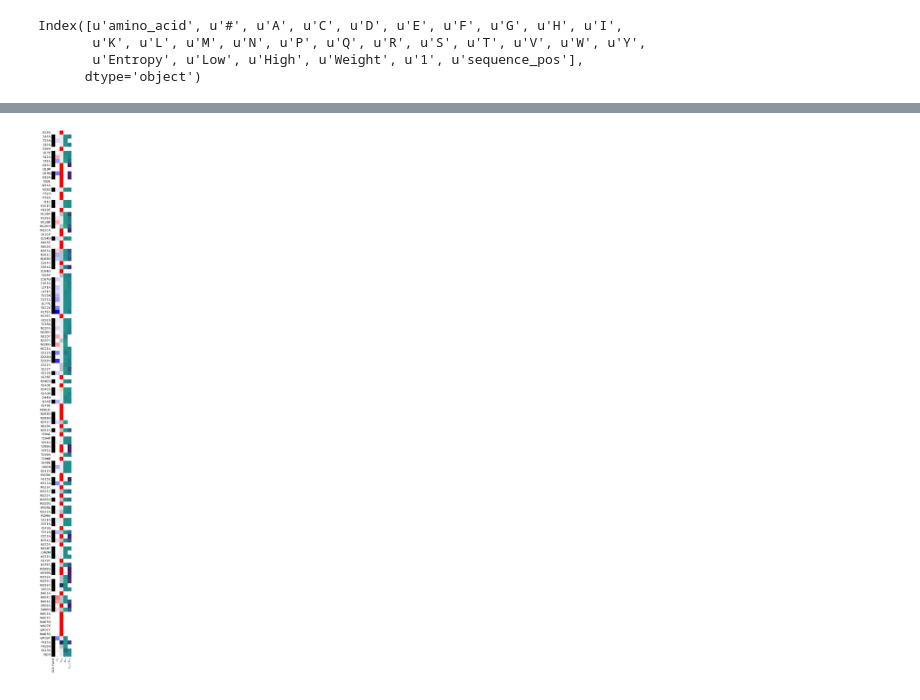
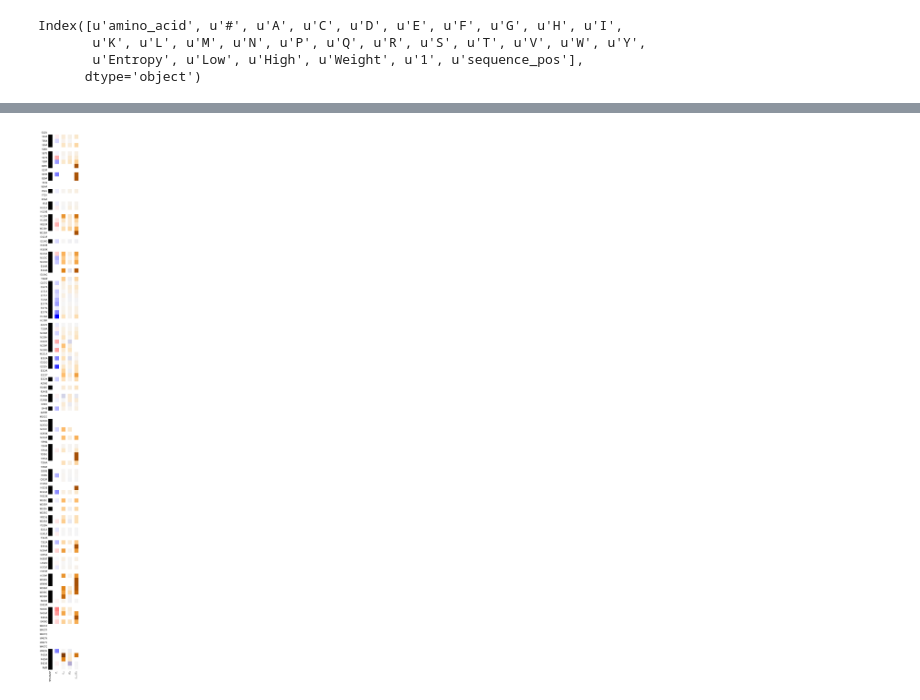
Before and after one commit to dacarlin/bglb_thermal, a Jupyter notebook: paper_draft/figure_prep.ipynb, the cells around one changed output, grey strips where cells are left out. Cells and saved outputs as stored; diff of their text form; code cells hidden in the pictures.

Commit message:
Added some gel images and updated heatmap

```diff
--- a/paper_draft/figure_prep.ipynb
+++ b/paper_draft/figure_prep.ipynb
@@ -191,5 +100,6 @@ plt.show()
 # %%
-# figure 2: heat map
+# heat map
+
 from numpy import log10
 
 heatmap_cols = [ 'expression', 'tm', 'kcat', 'km', 'kcatkm' ]
@@ -197,9 +107,10 @@ heatmap_data = df[ heatmap_cols ].copy()
 
 heatmap_data['n_tm'] = heatmap_data.tm - 39.6
 heatmap_data['n_kcat'] = log10( heatmap_data.kcat / 880 )
-heatmap_data['n_km'] = log10( heatmap_data.km / 5.05 )
+heatmap_data['n_km'] = log10( (1/heatmap_data.km) / (1/5.05) )
 heatmap_data['n_kcatkm'] = log10( heatmap_data.kcatkm / 174000 )
 heatmap_data['n_expr'] = heatmap_data.expression
+heatmap_data['n_conservation'] = clean_dat.percents
 
 heatmap_data.replace( [ -inf ], -5, inplace=True )
 heatmap_data.sample( 5 )
@@ -277,48 +188,47 @@ plt.xticks( range( len( L ) ), L )
 # heat map columns
 
 plt.figure( figsize=(18,36) )
-plt.subplots_adjust(left=-11.8)
-#plt.subplots_adjust(left=-11.46)
+plt.subplots_adjust(left=-11.1)
+
 rc('axes', edgecolor='none')
 
-font = { 'size': 14 }
-rc('font', **font)
+# font = { 'size': 14, 'name': 'Source Sans Pro' }
+# rc('font', **font)
 
 plt.subplot( 1, 6, 1 )
 plt.imshow( heatmap[ ['n_expr'] ], interpolation='none', cmap='Greys' )
 plt.tick_params( length=0 )
 plt.xticks( [ 0 ], [ 'SDS-PAGE' ], rotation='vertical' ); plt.yticks( [] )
-plt.yticks( range( len( heatmap.index ) ), heatmap.index )
+plt.yticks( range( len( heatmap.index ) ), heatmap.index, fontname='Source Sans Pro' )
 plt.tick_params( length=0 )
-#plt.colorbar()
 
 plt.subplot( 1, 6, 2 )
 plt.imshow( heatmap[ ['n_tm'] ], interpolation='none', cmap='bwr', vmin=-6, vmax=6 )
 plt.xticks( [ 0 ], [ '$T_m$' ], rotation='vertical' ); plt.yticks( [] )
-#plt.colorbar()
+plt.tick_params( length=0 )
 
 plt.subplot( 1, 6, 3 )
-plt.imshow( heatmap[ ['n_kcat'] ], interpolation='none', cmap=cmap, vmax=5, vmin=-5  )
+plt.imshow( heatmap[ ['n_kcat'] ], interpolation='none', cmap='PuOr', vmin=-5, vmax=5 )
 plt.xticks( [ 0 ], [ '$k_{cat}$' ], rotation='vertical' ); plt.yticks( [] )
 plt.tick_params( length=0 )
 
 plt.subplot( 1, 6, 4 )
-plt.imshow( heatmap[ ['n_km'] ], interpolation='none', cmap='viridis', vmax=5, vmin=-5  )
+plt.imshow( heatmap[ ['n_km'] ], interpolation='none', cmap='PuOr', vmin=-5, vmax=5  )
 plt.xticks( [ 0 ], [ '$K_M$' ], rotation='vertical' ); plt.yticks( [] )
 plt.tick_params( length=0 )
 
 plt.subplot( 1, 6, 5 )
-plt.imshow( heatmap[ ['n_kcatkm'] ], interpolation='none', cmap='viridis', vmax=5, vmin=-5  )
+plt.imshow( heatmap[ ['n_kcatkm'] ], interpolation='none', cmap='PuOr', vmin=-5, vmax=5, )
 plt.xticks( [ 0 ], [ '$k_{cat}/K_M$' ], rotation='vertical' ); plt.yticks( [] )
 plt.tick_params( length=0 )
 
-#plt.subplot( 1, 6, 6 )
-#plt.scatter( 0, 0 )
-#plt.xticks( [ 0 ], [ '$k_{cat}/K_M$' ], rotation='vertical' ); plt.yticks( [] )
-#plt.tick_params( length=0 )
+plt.subplot( 1, 6, 5 )
+plt.imshow( heatmap[ ['n_conservation'] ], interpolation='none', cmap='Greys', vmin=0, vmax=2 )
+plt.xticks( [ 0 ], [ '$conservation' ], rotation='vertical' ); plt.yticks( [] )
+plt.tick_params( length=0 )
 
 plt.tight_layout()
 #plt.savefig( 'fig2/plt_out.png', dpi=300 )
 plt.show()
 # %% [output]
-[figure, old version]
+[figure, new version]
```
Also changed, not shown: parts of 20 cells of this notebook, 4 other files.
